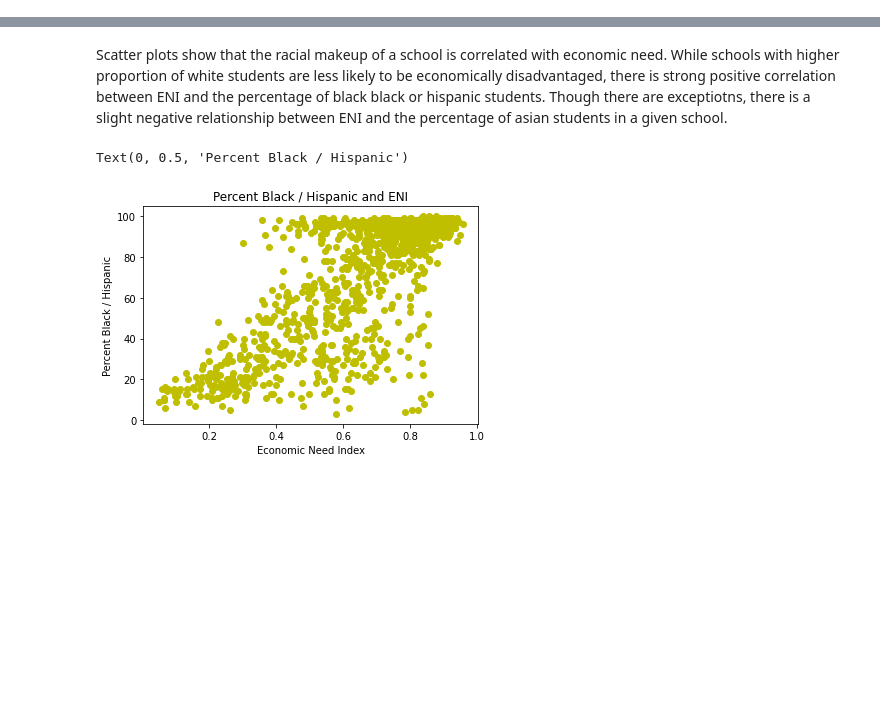
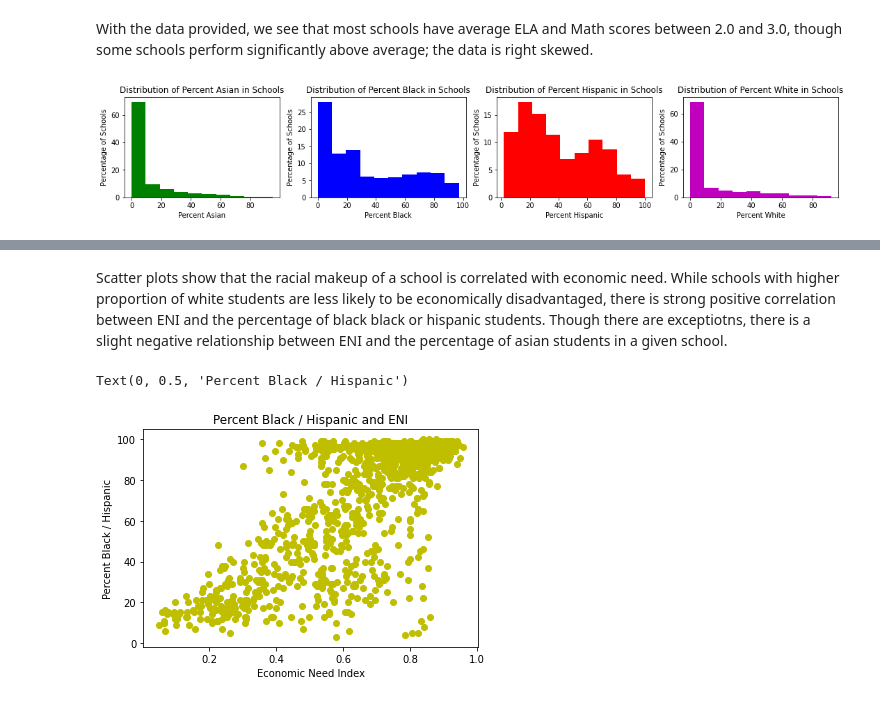
Before and after one commit to ethanyingchan/ECO225Project, a Jupyter notebook: How is student participation in the SHSAT and English and Math scores influenced by diversity, income, and quality of schools_.ipynb, the cells around one changed output, grey strips where cells are left out. Cells and saved outputs as stored; diff of their text form; code cells hidden in the pictures; blank space fills up the shorter version.

```diff
--- a/How is student participation in the SHSAT and English and Math scores influenced by diversity, income, and quality of schools_.ipynb
+++ b/How is student participation in the SHSAT and English and Math scores influenced by diversity, income, and quality of schools_.ipynb
@@ -98,0 +106,18 @@ count      110.000000     110.000000        110.000000     110.000000
+# %% [markdown]
+With the data provided, we see that most schools have average ELA and Math scores between 2.0 and 3.0, though some schools perform significantly above average; the data is right skewed.
+# %%
+#Histograms of percentages of races
+fig, axs = plt.subplots(1,4)
+i = 0
+k = 0
+for r in races:
+    color = ['g', 'b', 'r', 'm']
+    axs[k].hist(r, color = color[i], data = data, weights=np.ones(len(data)) * 100 / len(data))
+    axs[k].set_title("Distribution of " + r +' in Schools')
+    axs[k].set_xlabel(r)
+    axs[k].set_ylabel('Percentage of Schools')
+    i += 1
+    k += 1
+plt.subplots_adjust(right = 2.5, top = 1, bottom = 0.5)
+# %% [output]
+[figure, added]
```
Also changed, not shown: parts of 27 cells of this notebook.
